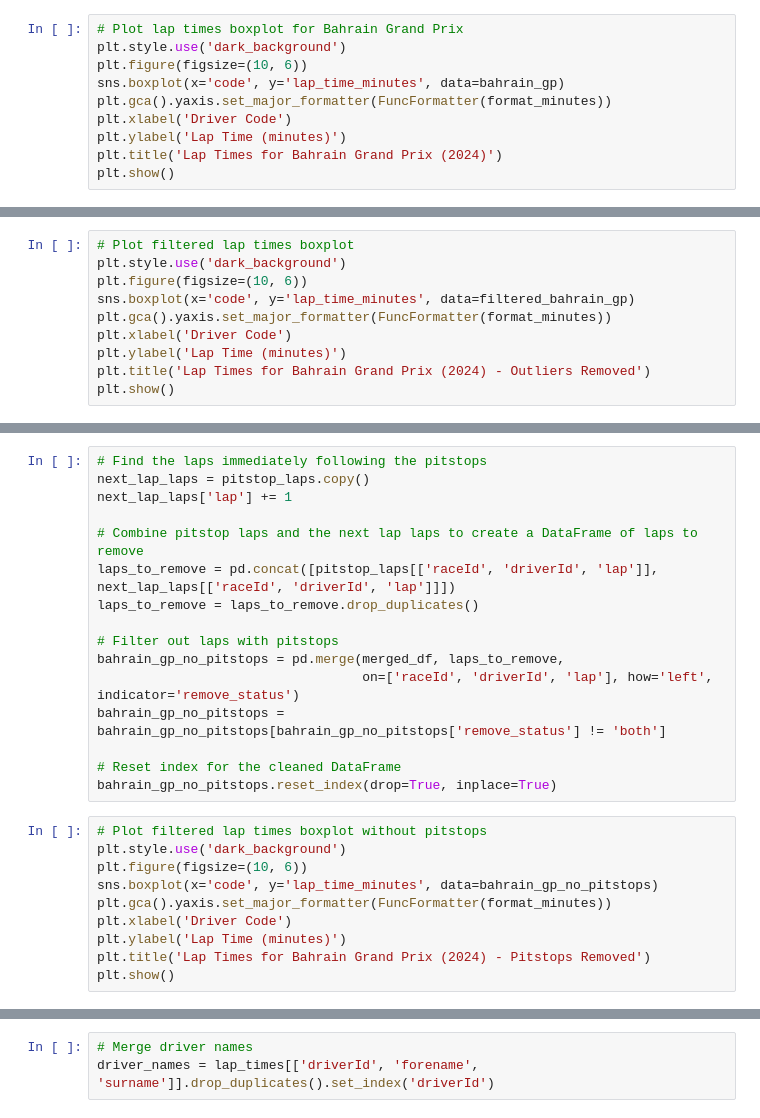
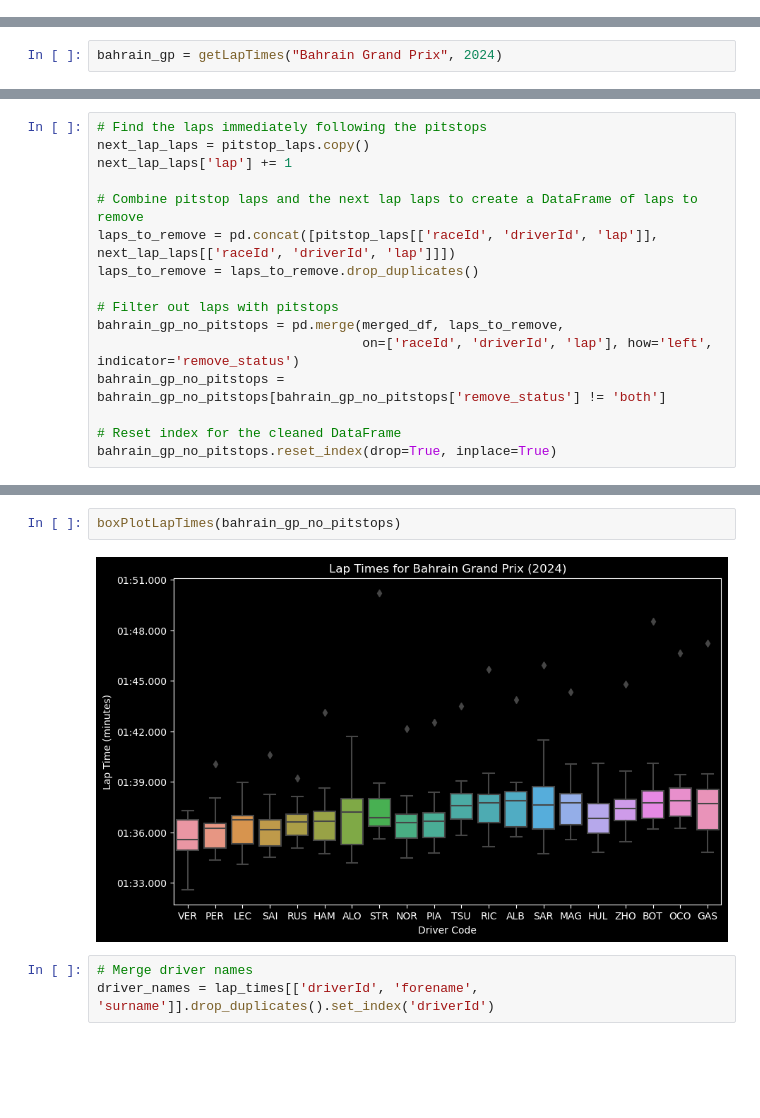
Before and after one commit to jakmate/F1DataAnalysis, a Jupyter notebook: bahrain.ipynb, the cells around one changed output, grey strips where cells are left out. Drawn from its saved outputs; the diff is of its cells as text; blank space fills up the shorter version.

```diff
--- a/bahrain.ipynb
+++ b/bahrain.ipynb
@@ -84,10 +35,0 @@ def format_minutes(x, pos):
-# %%
-# Plot lap times boxplot for Bahrain Grand Prix
-plt.style.use('dark_background')
-plt.figure(figsize=(10, 6))
-sns.boxplot(x='code', y='lap_time_minutes', data=bahrain_gp)
-plt.gca().yaxis.set_major_formatter(FuncFormatter(format_minutes))
-plt.xlabel('Driver Code')
-plt.ylabel('Lap Time (minutes)')
-plt.title('Lap Times for Bahrain Grand Prix (2024)')
-plt.show()
@@ -104,10 +35,0 @@ filtered_bahrain_gp = bahrain_gp[(bahrain_gp['lap_time_minutes'] >= lower_bound)
-# %%
-# Plot filtered lap times boxplot
-plt.style.use('dark_background')
-plt.figure(figsize=(10, 6))
-sns.boxplot(x='code', y='lap_time_minutes', data=filtered_bahrain_gp)
-plt.gca().yaxis.set_major_formatter(FuncFormatter(format_minutes))
-plt.xlabel('Driver Code')
-plt.ylabel('Lap Time (minutes)')
-plt.title('Lap Times for Bahrain Grand Prix (2024) - Outliers Removed')
-plt.show()
@@ -115,0 +36,2 @@ plt.show()
+# %%
+bahrain_gp = getLapTimes("Bahrain Grand Prix", 2024)
@@ -138,13 +64,3 @@ bahrain_gp_no_pitstops = bahrain_gp_no_pitstops[bahrain_gp_no_pitstops['remove_s
 
 # Reset index for the cleaned DataFrame
 bahrain_gp_no_pitstops.reset_index(drop=True, inplace=True)
-# %%
-# Plot filtered lap times boxplot without pitstops
-plt.style.use('dark_background')
-plt.figure(figsize=(10, 6))
-sns.boxplot(x='code', y='lap_time_minutes', data=bahrain_gp_no_pitstops)
-plt.gca().yaxis.set_major_formatter(FuncFormatter(format_minutes))
-plt.xlabel('Driver Code')
-plt.ylabel('Lap Time (minutes)')
-plt.title('Lap Times for Bahrain Grand Prix (2024) - Pitstops Removed')
-plt.show()
@@ -153,3 +67,7 @@ plt.show()
+# %%
+boxPlotLapTimes(bahrain_gp_no_pitstops)
+# %% [output]
+[figure, added]
 # %%
 # Merge driver names
 driver_names = lap_times[['driverId', 'forename', 'surname']].drop_duplicates().set_index('driverId')
```
Also changed, not shown: parts of 22 cells of this notebook, 3 other files.
